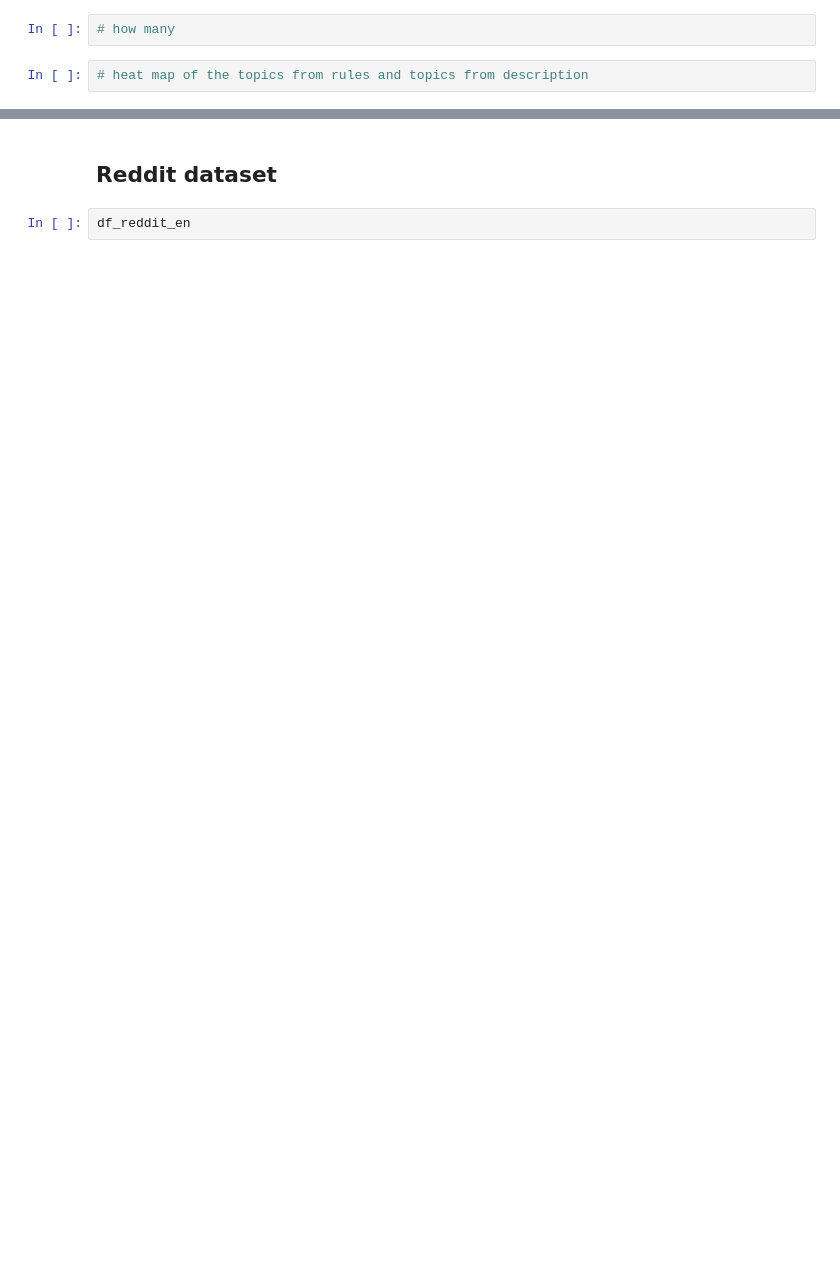
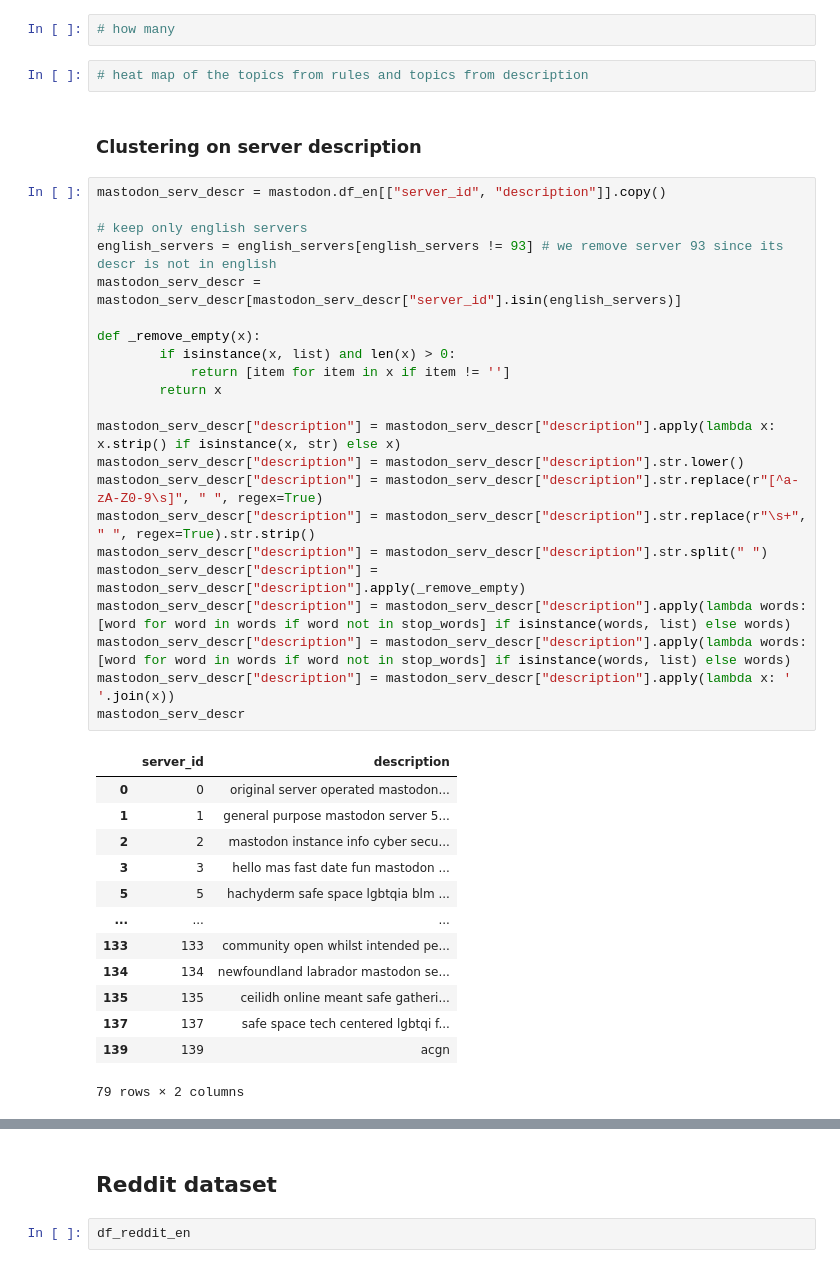
Before and after one commit to fht-epfl/socialmedia_project, a Jupyter notebook: analysis/NLP_analysis_rules.ipynb, the cells around one changed output, grey strips where cells are left out. Saved outputs shown, nothing was run; the diff lists cells and outputs as text; blank space fills up the shorter version.

```diff
--- a/analysis/NLP_analysis_rules.ipynb
+++ b/analysis/NLP_analysis_rules.ipynb
@@ -542,3 +543,41 @@ Exporting server clusters to 'server_clusters.csv'...
 # how many
 # %%
 # heat map of the topics from rules and topics from description
+# %% [markdown]
+### Clustering on server description
+# %%
+mastodon_serv_descr = mastodon.df_en[["server_id", "description"]].copy()
+
+# keep only english servers
+english_servers = english_servers[english_servers != 93] # we remove server 93 since its descr is not in english
+mastodon_serv_descr = mastodon_serv_descr[mastodon_serv_descr["server_id"].isin(english_servers)]
+
+def _remove_empty(x):
+        if isinstance(x, list) and len(x) > 0:
+            return [item for item in x if item != '']
+        return x
+
+mastodon_serv_descr["description"] = mastodon_serv_descr["description"].apply(lambda x: x.strip() if isinstance(x, str) else x)
+mastodon_serv_descr["description"] = mastodon_serv_descr["description"].str.lower()
+mastodon_serv_descr["description"] = mastodon_serv_descr["description"].str.replace(r"[^a-zA-Z0-9\s]", " ", regex=True)
+mastodon_serv_descr["description"] = mastodon_serv_descr["description"].str.replace(r"\s+", " ", regex=True).str.strip()
+mastodon_serv_descr["description"] = mastodon_serv_descr["description"].str.split(" ")
+mastodon_serv_descr["description"] = mastodon_serv_descr["description"].apply(_remove_empty)
+mastodon_serv_descr["description"] = mastodon_serv_descr["description"].apply(lambda words: [word for word in words if word not in stop_words] if isinstance(words, list) else words)
+mastodon_serv_descr["description"] = mastodon_serv_descr["description"].apply(lambda words: [word for word in words if word not in stop_words] if isinstance(words, list) else words)
+mastodon_serv_descr["description"] = mastodon_serv_descr["description"].apply(lambda x: ' '.join(x))
+mastodon_serv_descr
+# %% [output]
+|  | server_id | description |
+| 0 | 0 | original server operated mastodon... |
+| 1 | 1 | general purpose mastodon server 5... |
+| 2 | 2 | mastodon instance info cyber secu... |
+| 3 | 3 | hello mas fast date fun mastodon ... |
+| 5 | 5 | hachyderm safe space lgbtqia blm ... |
+| ... | ... | ... |
+| 133 | 133 | community open whilst intended pe... |
+| 134 | 134 | newfoundland labrador mastodon se... |
+| 135 | 135 | ceilidh online meant safe gatheri... |
+| 137 | 137 | safe space tech centered lgbtqi f... |
+| 139 | 139 | acgn |
+79 rows × 2 columns
```
Also changed, not shown: parts of 22 cells of this notebook, 1 other file.
